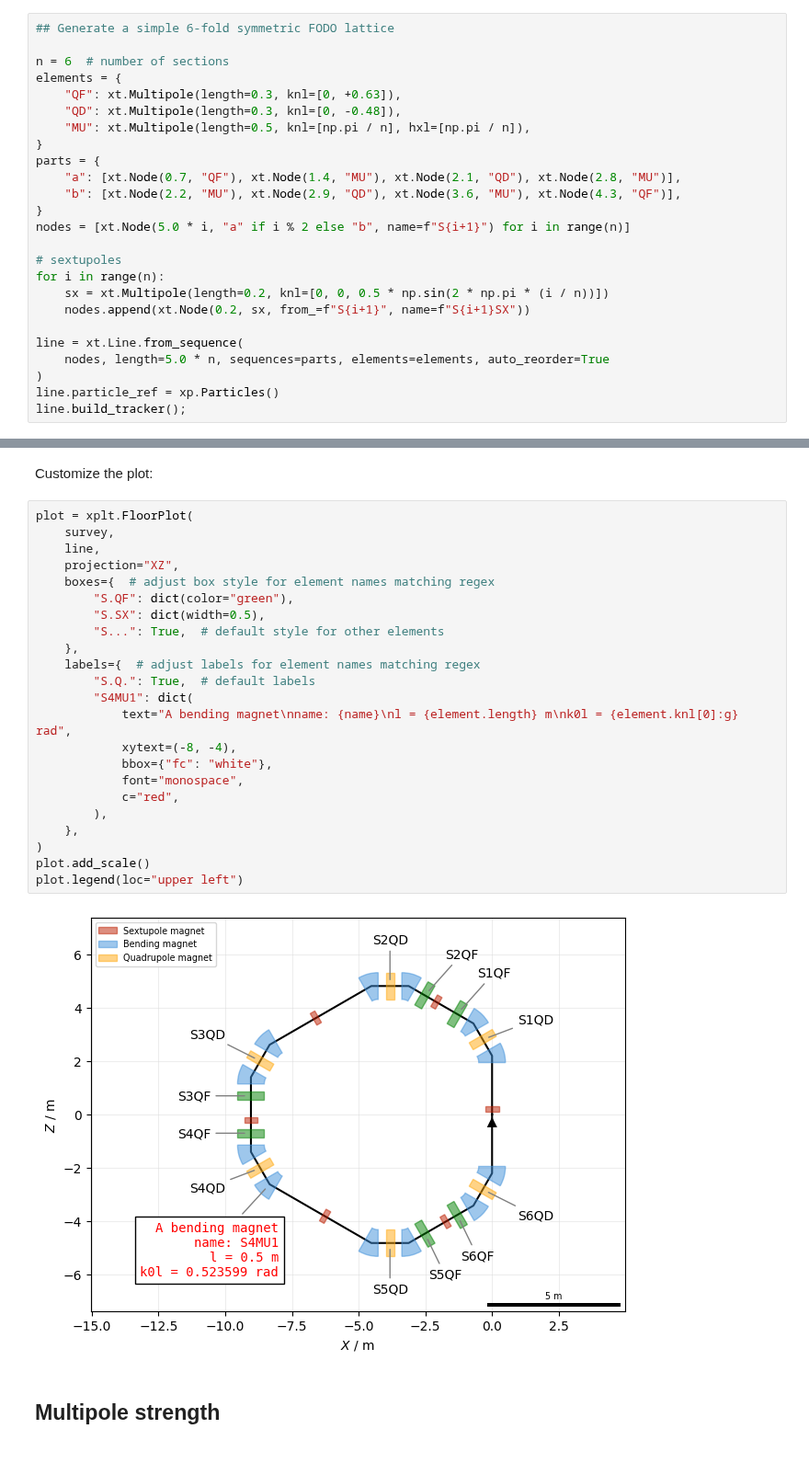
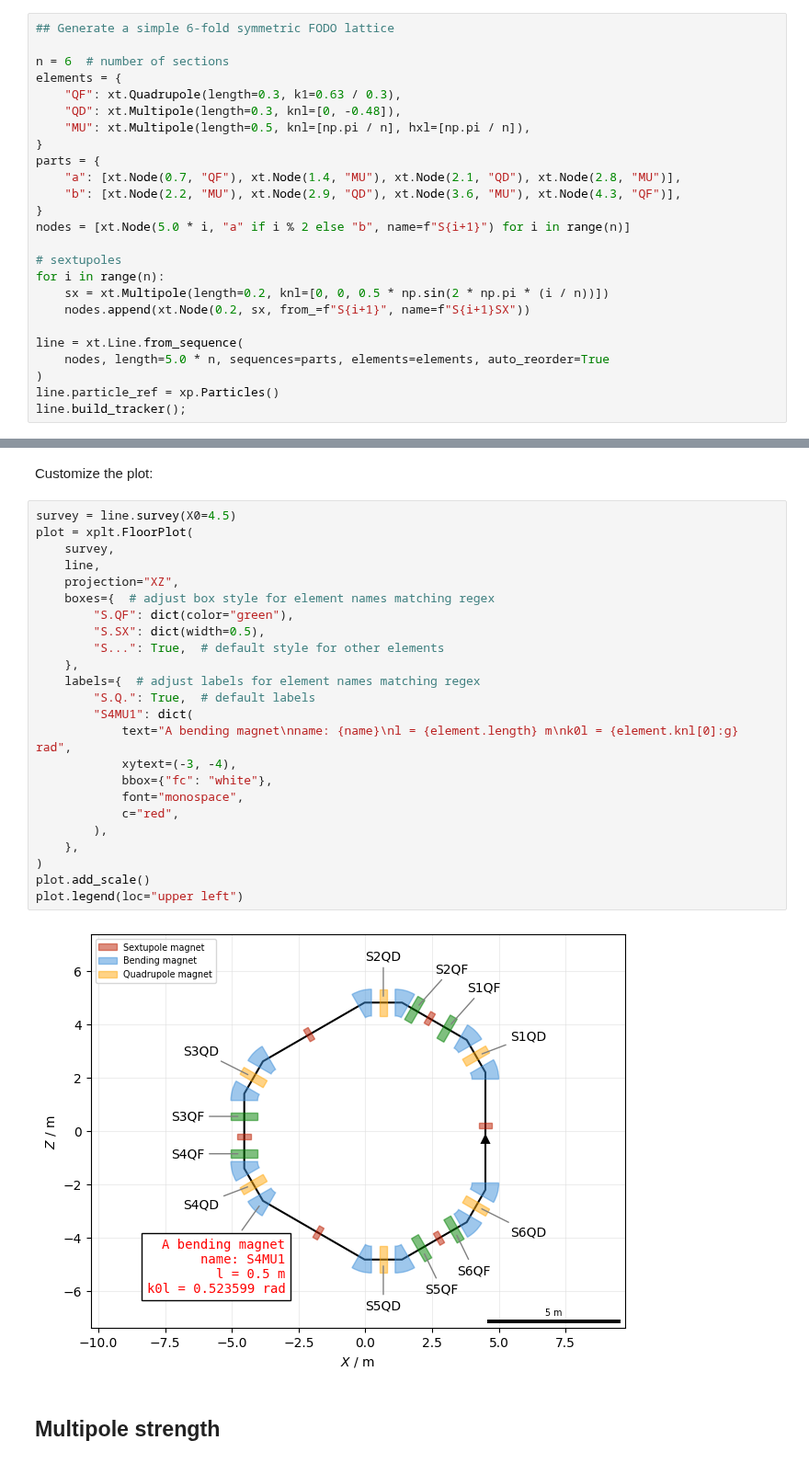
Before and after one commit to xsuite/xplt, a Jupyter notebook: examples/line.ipynb, the cells around one changed output, grey strips where cells are left out. Shown at 92% size. Drawn from its saved outputs; the diff is of its cells as text.

```diff
--- a/examples/line.ipynb
+++ b/examples/line.ipynb
@@ -20,7 +20,7 @@ np.random.seed(36963142)
 
 n = 6  # number of sections
 elements = {
-    "QF": xt.Multipole(length=0.3, knl=[0, +0.63]),
+    "QF": xt.Quadrupole(length=0.3, k1=0.63 / 0.3),
     "QD": xt.Multipole(length=0.3, knl=[0, -0.48]),
     "MU": xt.Multipole(length=0.5, knl=[np.pi / n], hxl=[np.pi / n]),
 }
@@ -56,30 +54,31 @@ plot.legend()
 # %% [markdown]
 Customize the plot:
 # %%
+survey = line.survey(X0=4.5)
 plot = xplt.FloorPlot(
     survey,
     line,
     projection="XZ",
     boxes={  # adjust box style for element names matching regex
         "S.QF": dict(color="green"),
         "S.SX": dict(width=0.5),
         "S...": True,  # default style for other elements
     },
     labels={  # adjust labels for element names matching regex
         "S.Q.": True,  # default labels
         "S4MU1": dict(
             text="A bending magnet\nname: {name}\nl = {element.length} m\nk0l = {element.knl[0]:g} rad",
-            xytext=(-8, -4),
+            xytext=(-3, -4),
             bbox={"fc": "white"},
             font="monospace",
             c="red",
         ),
     },
 )
 plot.add_scale()
 plot.legend(loc="upper left")
 # %% [output]
-[figure, old version]
+[figure, new version]
 # %% [markdown]
 ## Multipole strength
 # %% [markdown]
```
Also changed, not shown: parts of 3 cells of this notebook.
